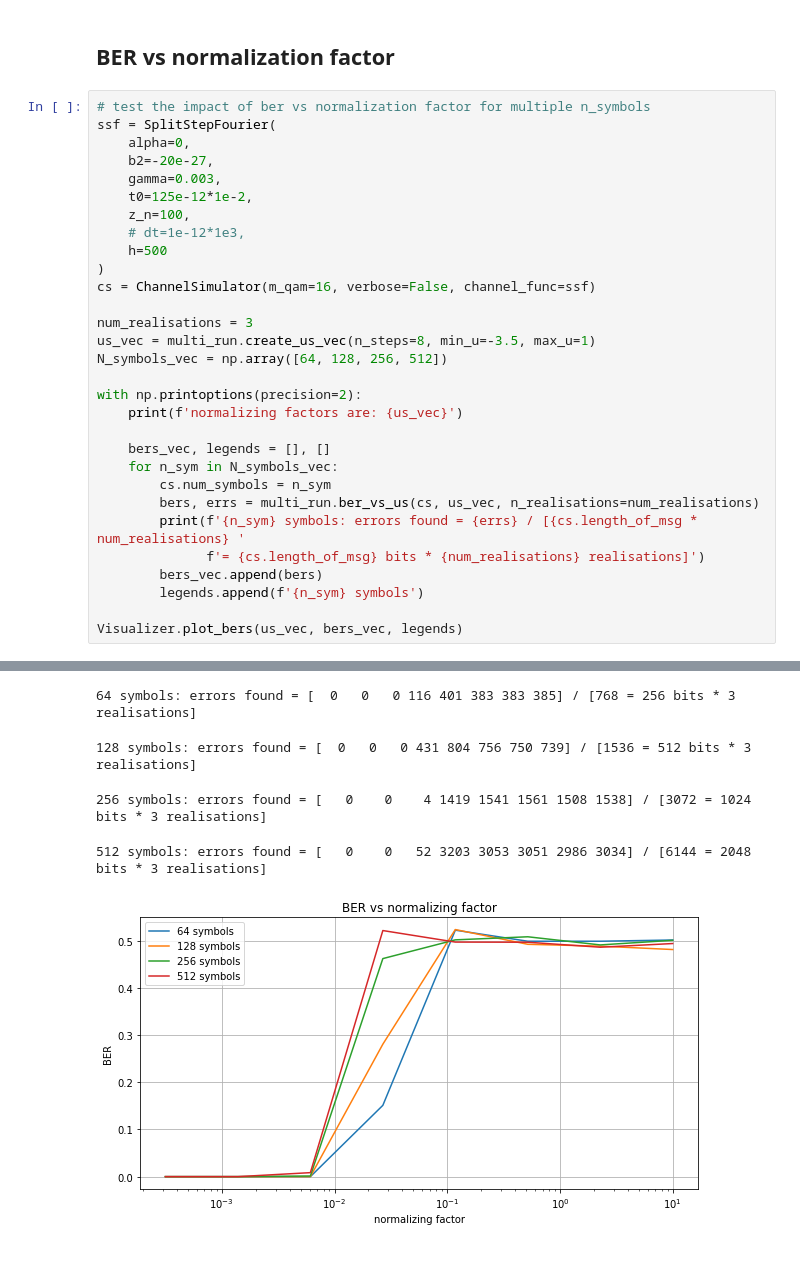
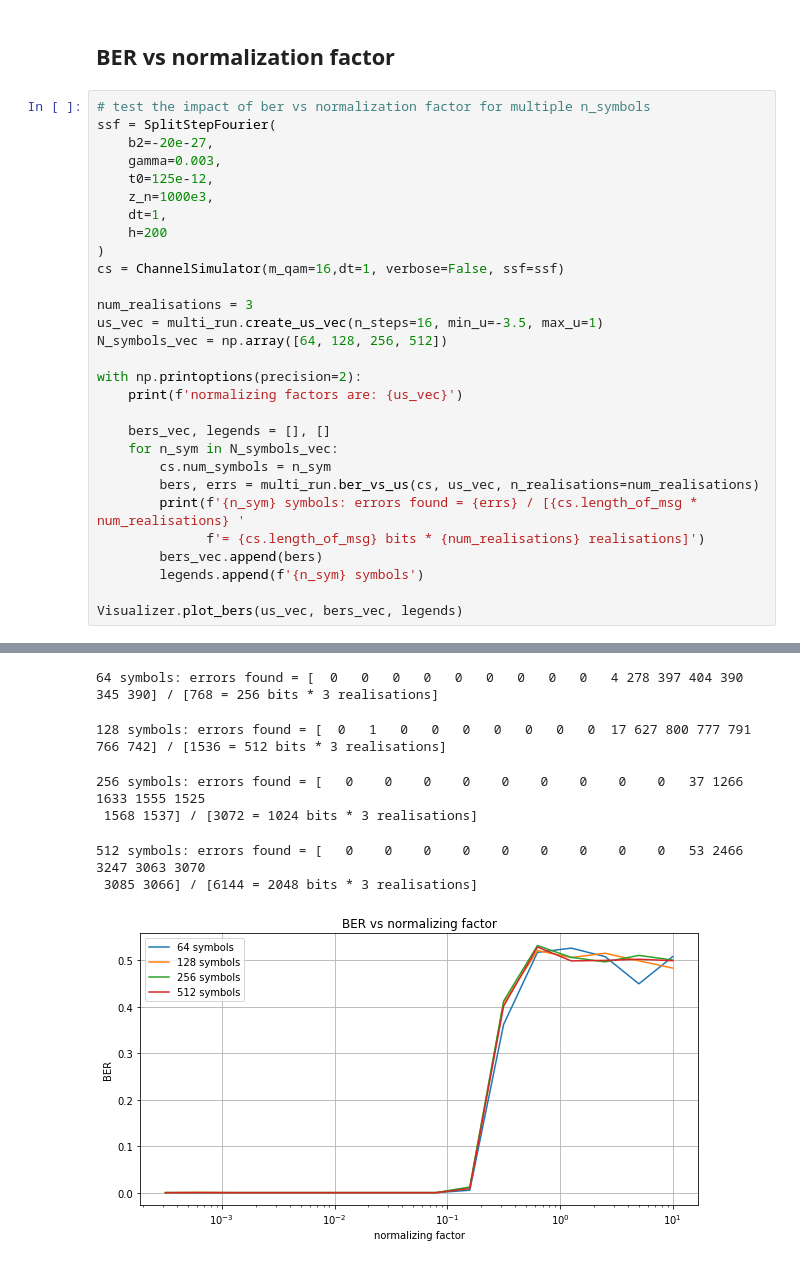
Before and after one commit to Yarden92/Thesis-code, a Jupyter notebook: apps/optics/research.ipynb, the cells around one changed output, grey strips where cells are left out. Drawn from its saved outputs; the diff is of its cells as text.

```diff
--- a/apps/optics/research.ipynb
+++ b/apps/optics/research.ipynb
@@ -23,18 +21,17 @@ from src.visualizer import Visualizer
 # %%
 # test the impact of ber vs normalization factor for multiple n_symbols
 ssf = SplitStepFourier(
-    alpha=0,
     b2=-20e-27,
     gamma=0.003,
-    t0=125e-12*1e-2,
-    z_n=100,
-    # dt=1e-12*1e3,
-    h=500
+    t0=125e-12,
+    z_n=1000e3,
+    dt=1,
+    h=200
 )
-cs = ChannelSimulator(m_qam=16, verbose=False, channel_func=ssf)
+cs = ChannelSimulator(m_qam=16,dt=1, verbose=False, ssf=ssf)
 
 num_realisations = 3
-us_vec = multi_run.create_us_vec(n_steps=8, min_u=-3.5, max_u=1)
+us_vec = multi_run.create_us_vec(n_steps=16, min_u=-3.5, max_u=1)
 N_symbols_vec = np.array([64, 128, 256, 512])
 
 with np.printoptions(precision=2):
@@ -56,5 +55,7 @@ normalizing factors are: [3.16e-04 1.39e-03 6.11e-03 2.68e-02 1.18e-01 5.18e-01
-64 symbols: errors found = [  0   0   0 116 401 383 383 385] / [768 = 256 bits * 3 realisations]
+64 symbols: errors found = [  0   0   0   0   0   0   0   0   0   4 278 397 404 390 345 390] / [768 = 256 bits * 3 realisations]
-128 symbols: errors found = [  0   0   0 431 804 756 750 739] / [1536 = 512 bits * 3 realisations]
+128 symbols: errors found = [  0   1   0   0   0   0   0   0   0  17 627 800 777 791 766 742] / [1536 = 512 bits * 3 realisations]
-256 symbols: errors found = [   0    0    4 1419 1541 1561 1508 1538] / [3072 = 1024 bits * 3 realisations]
+256 symbols: errors found = [   0    0    0    0    0    0    0    0    0   37 1266 1633 1555 1525
+ 1568 1537] / [3072 = 1024 bits * 3 realisations]
-512 symbols: errors found = [   0    0   52 3203 3053 3051 2986 3034] / [6144 = 2048 bits * 3 realisations]
+512 symbols: errors found = [   0    0    0    0    0    0    0    0    0   53 2466 3247 3063 3070
+ 3085 3066] / [6144 = 2048 bits * 3 realisations]
-[figure, old version]
+[figure, new version]
```
Also changed, not shown: parts of 2 cells of this notebook, 4 other files.
